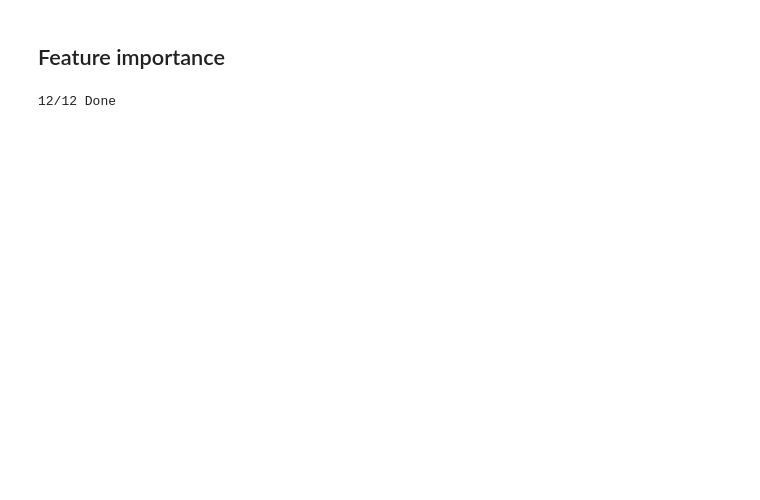
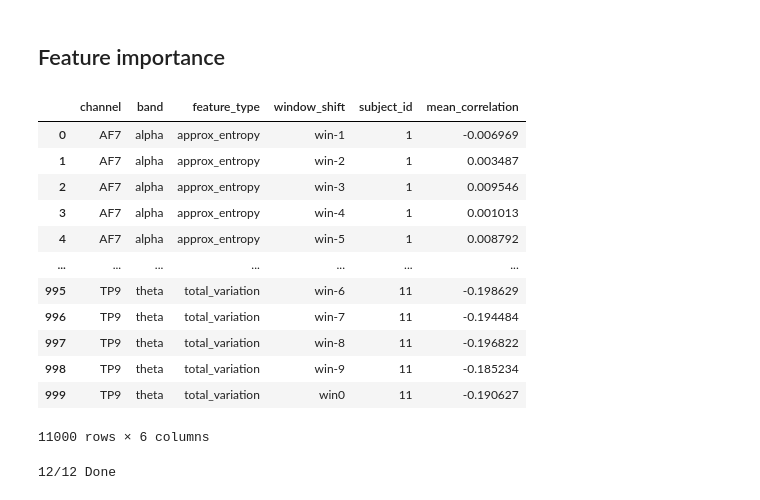
Before and after one commit to henrisuurorg/measure-attention-eeg, a Jupyter notebook: training/analysis.ipynb, the cells around one changed output. Saved outputs shown, nothing was run; the diff lists cells and outputs as text; code cells hidden in the pictures; blank space fills up the shorter version.

Commit message:
script to calc mean_correlation

```diff
--- a/training/analysis.ipynb
+++ b/training/analysis.ipynb
@@ -138,3 +140,19 @@ plt.show()
+# %%
+mean_correlation
+# %% [output]
+|  | channel | band | feature_type | window_shift | subject_id | mean_correlation |
+| 0 | AF7 | alpha | approx_entropy | win-1 | 1 | -0.006969 |
+| 1 | AF7 | alpha | approx_entropy | win-2 | 1 | 0.003487 |
+| 2 | AF7 | alpha | approx_entropy | win-3 | 1 | 0.009546 |
+| 3 | AF7 | alpha | approx_entropy | win-4 | 1 | 0.001013 |
+| 4 | AF7 | alpha | approx_entropy | win-5 | 1 | 0.008792 |
+| ... | ... | ... | ... | ... | ... | ... |
+| 995 | TP9 | theta | total_variation | win-6 | 11 | -0.198629 |
+| 996 | TP9 | theta | total_variation | win-7 | 11 | -0.194484 |
+| 997 | TP9 | theta | total_variation | win-8 | 11 | -0.196822 |
+| 998 | TP9 | theta | total_variation | win-9 | 11 | -0.185234 |
+| 999 | TP9 | theta | total_variation | win0 | 11 | -0.190627 |
+11000 rows × 6 columns
 # %%
 import pandas as pd
 import numpy as np
```
Also changed, not shown: parts of 7 cells of this notebook, 1 other file.
